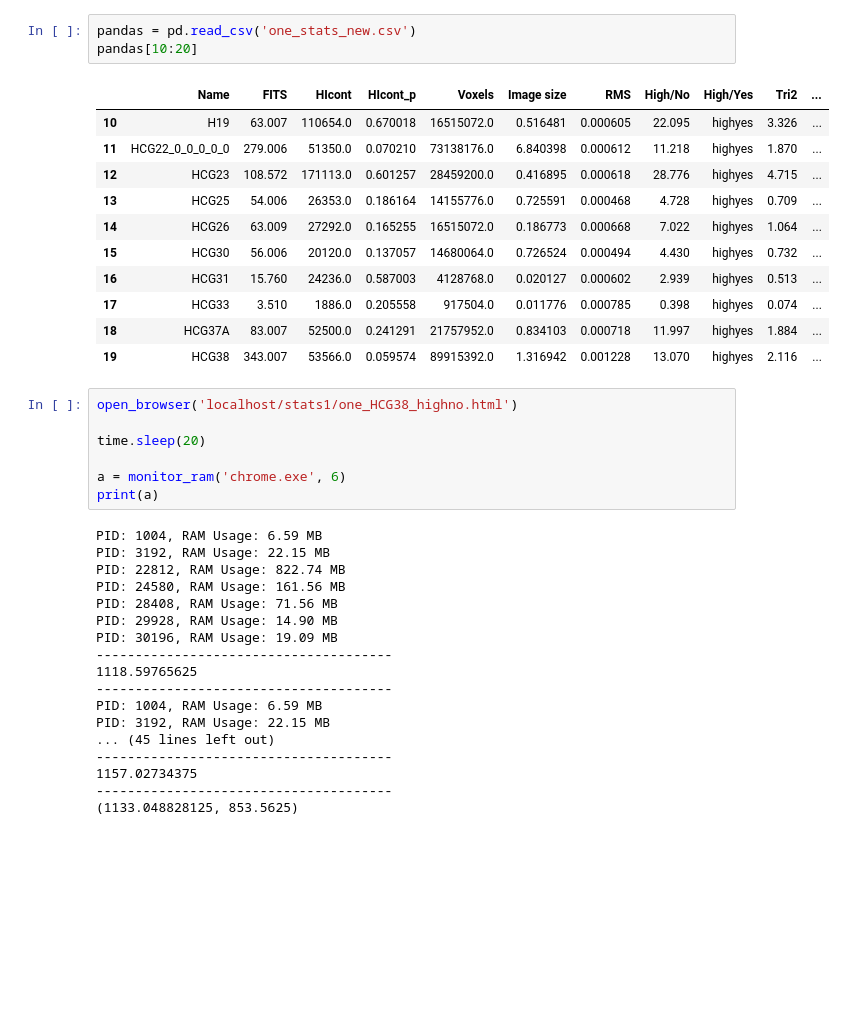
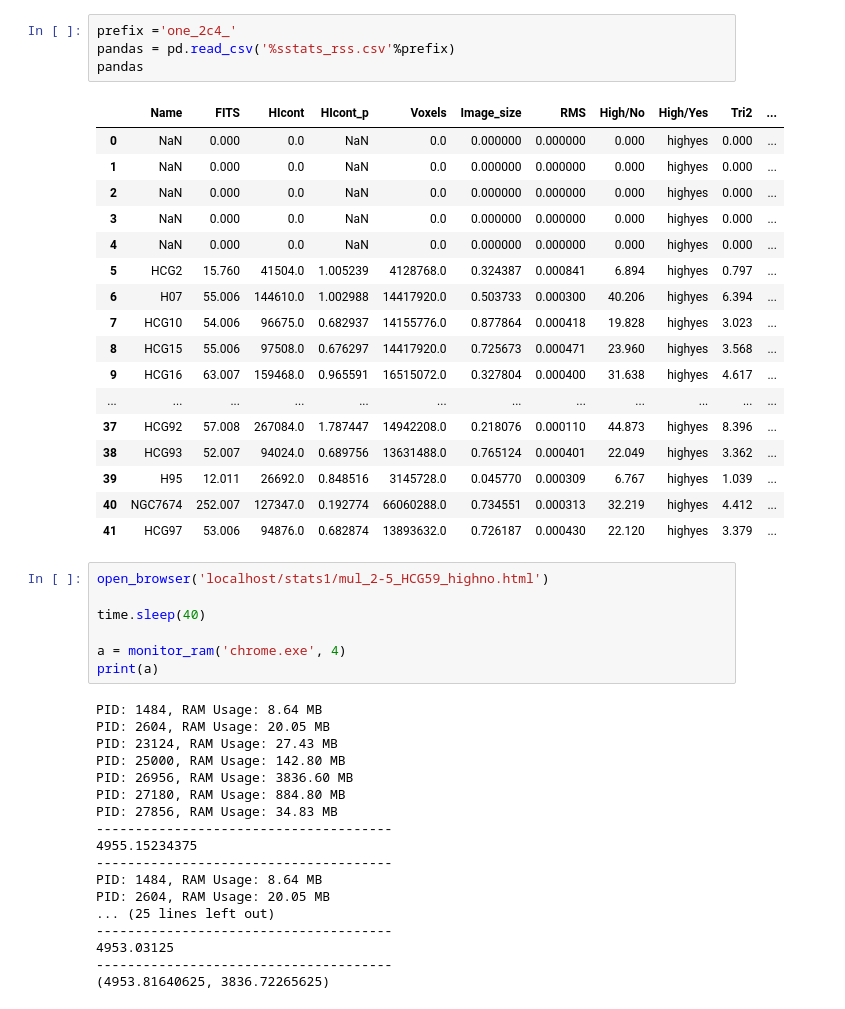
Before and after one commit to ixakalabadie/ViSL3D, a Jupyter notebook: run_browser.ipynb, the cells around one changed output. Cells and saved outputs as stored; diff of their text form; blank space fills up the shorter version.

```diff
--- a/run_browser.ipynb
+++ b/run_browser.ipynb
@@ -39,44 +44,51 @@ def close_browser(process_name):
             except psutil.NoSuchProcess:
                 pass
 # %%
-pandas = pd.read_csv('one_stats_new.csv')
-pandas[10:20]
+prefix ='one_2c4_'
+pandas = pd.read_csv('%sstats_rss.csv'%prefix)
+pandas
 # %% [output]
-|  | Name | FITS | HIcont | HIcont_p | Voxels | Image size | RMS | High/No | High/Yes | Tri2 | ... |
-| 10 | H19 | 63.007 | 110654.0 | 0.670018 | 16515072.0 | 0.516481 | 0.000605 | 22.095 | highyes | 3.326 | ... |
-| 11 | HCG22_0_0_0_0_0 | 279.006 | 51350.0 | 0.070210 | 73138176.0 | 6.840398 | 0.000612 | 11.218 | highyes | 1.870 | ... |
-| 12 | HCG23 | 108.572 | 171113.0 | 0.601257 | 28459200.0 | 0.416895 | 0.000618 | 28.776 | highyes | 4.715 | ... |
-| 13 | HCG25 | 54.006 | 26353.0 | 0.186164 | 14155776.0 | 0.725591 | 0.000468 | 4.728 | highyes | 0.709 | ... |
-| 14 | HCG26 | 63.009 | 27292.0 | 0.165255 | 16515072.0 | 0.186773 | 0.000668 | 7.022 | highyes | 1.064 | ... |
-| 15 | HCG30 | 56.006 | 20120.0 | 0.137057 | 14680064.0 | 0.726524 | 0.000494 | 4.430 | highyes | 0.732 | ... |
-| 16 | HCG31 | 15.760 | 24236.0 | 0.587003 | 4128768.0 | 0.020127 | 0.000602 | 2.939 | highyes | 0.513 | ... |
-| 17 | HCG33 | 3.510 | 1886.0 | 0.205558 | 917504.0 | 0.011776 | 0.000785 | 0.398 | highyes | 0.074 | ... |
-| 18 | HCG37A | 83.007 | 52500.0 | 0.241291 | 21757952.0 | 0.834103 | 0.000718 | 11.997 | highyes | 1.884 | ... |
-| 19 | HCG38 | 343.007 | 53566.0 | 0.059574 | 89915392.0 | 1.316942 | 0.001228 | 13.070 | highyes | 2.116 | ... |
+|  | Name | FITS | HIcont | HIcont_p | Voxels | Image_size | RMS | High/No | High/Yes | Tri2 | ... |
+| 0 | NaN | 0.000 | 0.0 | NaN | 0.0 | 0.000000 | 0.000000 | 0.000 | highyes | 0.000 | ... |
+| 1 | NaN | 0.000 | 0.0 | NaN | 0.0 | 0.000000 | 0.000000 | 0.000 | highyes | 0.000 | ... |
+| 2 | NaN | 0.000 | 0.0 | NaN | 0.0 | 0.000000 | 0.000000 | 0.000 | highyes | 0.000 | ... |
+| 3 | NaN | 0.000 | 0.0 | NaN | 0.0 | 0.000000 | 0.000000 | 0.000 | highyes | 0.000 | ... |
+| 4 | NaN | 0.000 | 0.0 | NaN | 0.0 | 0.000000 | 0.000000 | 0.000 | highyes | 0.000 | ... |
+| 5 | HCG2 | 15.760 | 41504.0 | 1.005239 | 4128768.0 | 0.324387 | 0.000841 | 6.894 | highyes | 0.797 | ... |
+| 6 | H07 | 55.006 | 144610.0 | 1.002988 | 14417920.0 | 0.503733 | 0.000300 | 40.206 | highyes | 6.394 | ... |
+| 7 | HCG10 | 54.006 | 96675.0 | 0.682937 | 14155776.0 | 0.877864 | 0.000418 | 19.828 | highyes | 3.023 | ... |
+| 8 | HCG15 | 55.006 | 97508.0 | 0.676297 | 14417920.0 | 0.725673 | 0.000471 | 23.960 | highyes | 3.568 | ... |
+| 9 | HCG16 | 63.007 | 159468.0 | 0.965591 | 16515072.0 | 0.327804 | 0.000400 | 31.638 | highyes | 4.617 | ... |
+| ... | ... | ... | ... | ... | ... | ... | ... | ... | ... | ... | ... |
+| 37 | HCG92 | 57.008 | 267084.0 | 1.787447 | 14942208.0 | 0.218076 | 0.000110 | 44.873 | highyes | 8.396 | ... |
+| 38 | HCG93 | 52.007 | 94024.0 | 0.689756 | 13631488.0 | 0.765124 | 0.000401 | 22.049 | highyes | 3.362 | ... |
+| 39 | H95 | 12.011 | 26692.0 | 0.848516 | 3145728.0 | 0.045770 | 0.000309 | 6.767 | highyes | 1.039 | ... |
+| 40 | NGC7674 | 252.007 | 127347.0 | 0.192774 | 66060288.0 | 0.734551 | 0.000313 | 32.219 | highyes | 4.412 | ... |
+| 41 | HCG97 | 53.006 | 94876.0 | 0.682874 | 13893632.0 | 0.726187 | 0.000430 | 22.120 | highyes | 3.379 | ... |
 # %%
-open_browser('localhost/stats1/one_HCG38_highno.html')
+open_browser('localhost/stats1/mul_2-5_HCG59_highno.html')
 
-time.sleep(20)
+time.sleep(40)
 
-a = monitor_ram('chrome.exe', 6)
+a = monitor_ram('chrome.exe', 4)
 print(a)
 # %% [output]
-PID: 1004, RAM Usage: 6.59 MB
-PID: 3192, RAM Usage: 22.15 MB
-PID: 22812, RAM Usage: 822.74 MB
-PID: 24580, RAM Usage: 161.56 MB
-PID: 28408, RAM Usage: 71.56 MB
-PID: 29928, RAM Usage: 14.90 MB
-PID: 30196, RAM Usage: 19.09 MB
+PID: 1484, RAM Usage: 8.64 MB
+PID: 2604, RAM Usage: 20.05 MB
+PID: 23124, RAM Usage: 27.43 MB
+PID: 25000, RAM Usage: 142.80 MB
+PID: 26956, RAM Usage: 3836.60 MB
+PID: 27180, RAM Usage: 884.80 MB
+PID: 27856, RAM Usage: 34.83 MB
 --------------------------------------
-1118.59765625
+4955.15234375
 --------------------------------------
-PID: 1004, RAM Usage: 6.59 MB
-PID: 3192, RAM Usage: 22.15 MB
-... (45 lines left out)
+PID: 1484, RAM Usage: 8.64 MB
+PID: 2604, RAM Usage: 20.05 MB
+... (25 lines left out)
 --------------------------------------
-1157.02734375
+4953.03125
 --------------------------------------
-(1133.048828125, 853.5625)
+(4953.81640625, 3836.72265625)
 # %%
 for i in range(len(pandas['Name'])):
```
Also changed, not shown: parts of 5 cells of this notebook, 15 other files.
